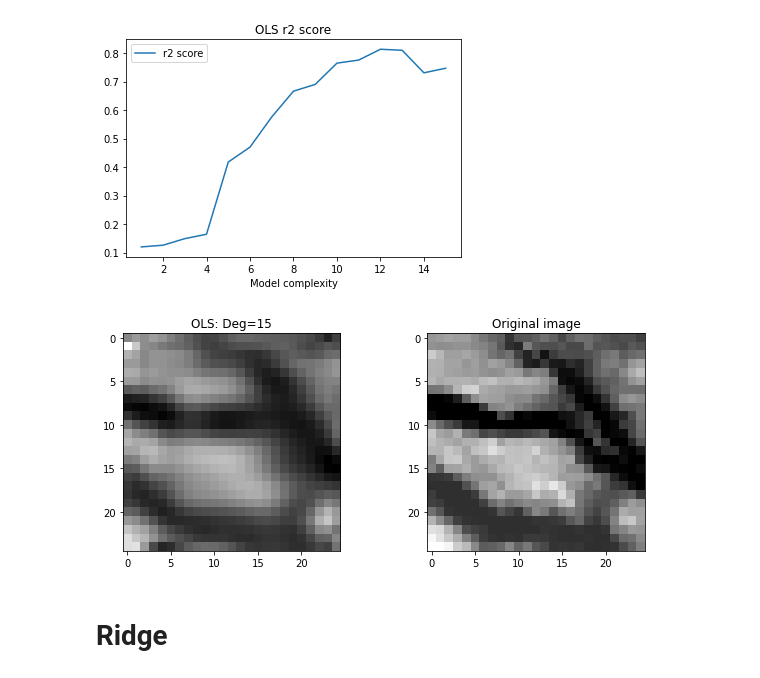
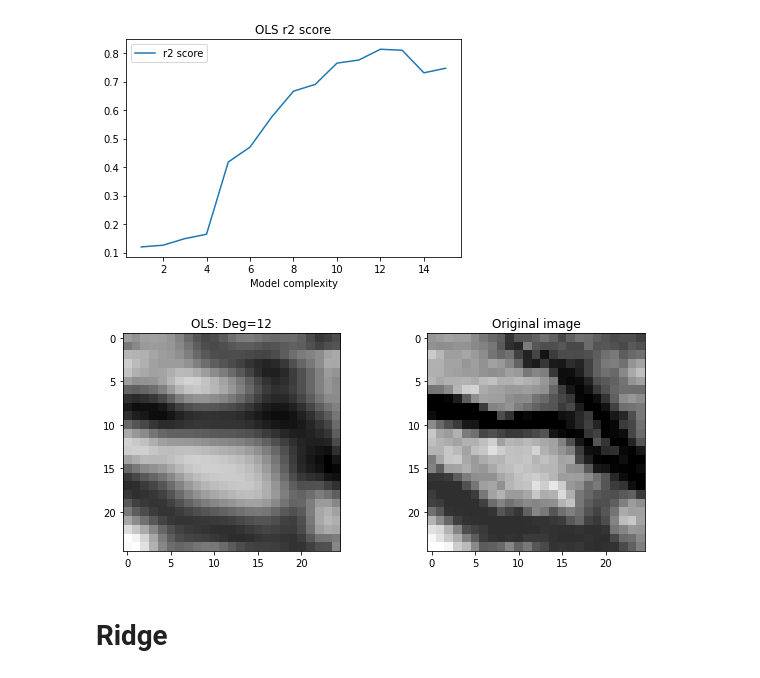
Before and after one commit to haakontm/FYS4155-Project1, a Jupyter notebook: ex6.ipynb, the cells around one changed output. Drawn from its saved outputs; the diff is of its cells as text; code cells hidden in the pictures.

Commit message:
Some more changes to the graphs ex6

```diff
--- a/ex6.ipynb
+++ b/ex6.ipynb
@@ -110,22 +110,22 @@ plt.show()
 # %% [output]
 [figure]
 # %%
-X = create_X(x, y, 15)
+X = create_X(x, y, 12)
 
 X_train, X_test, z_train, z_test = train_test_split(X, z.reshape(-1, 1), random_state=RANDOM_STATE, test_size=0.3)
 
 model = make_pipeline(StandardScaler(), LinearRegression())
 model.fit(X_train, z_train)
 z_pred = model.predict(X_test)
 
 fig, (ax1, ax2) = plt.subplots(1, 2)
 ax1.imshow(model.predict(X).reshape(z.shape), cmap='gray')
-ax1.set_title('OLS: Deg=15')
+ax1.set_title('OLS: Deg=12')
 ax2.imshow(z, cmap='gray')
 ax2.set_title('Original image')
 fig.set_figwidth(10)
 # %% [output]
-[figure, old version]
+[figure, new version]
 # %% [markdown]
 # __Ridge__
 # %%
```
Also changed, not shown: parts of 11 cells of this notebook.
